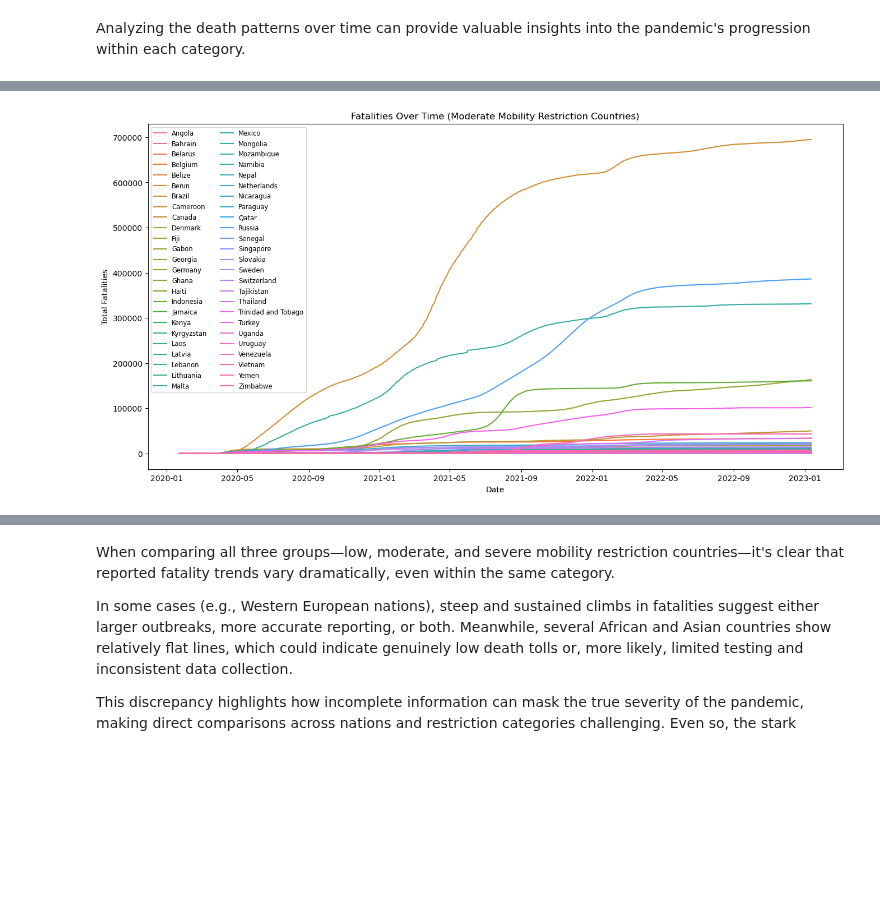
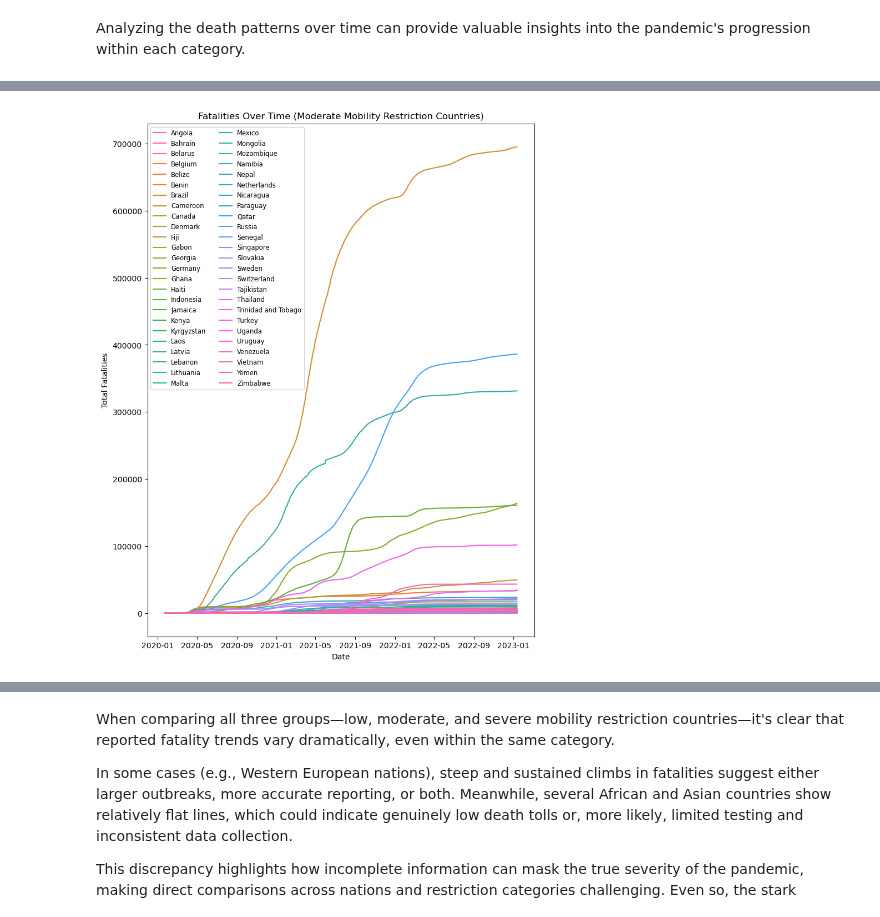
Before and after one commit to luishcr0998/covid19, a Jupyter notebook: Synthetic Interventions - Covid19.ipynb, the cells around one changed output, grey strips where cells are left out. Drawn from its saved outputs; the diff is of its cells as text; code cells hidden in the pictures; blank space fills up the shorter version.

```diff
--- a/Synthetic Interventions - Covid19.ipynb
+++ b/Synthetic Interventions - Covid19.ipynb
@@ -496,11 +511,11 @@ plt.show()
 # %%
-plt.figure(figsize=(16, 8))
+plt.figure(figsize=(9, 12))
 sns.lineplot(data=moderate_df, x='date', y='deaths', hue='country')
 plt.title('Fatalities Over Time (Moderate Mobility Restriction Countries)')
 plt.xlabel('Date')
 plt.ylabel('Total Fatalities')
 plt.legend(loc='upper left', fontsize='small', ncol=2)
 plt.show()
 # %% [output]
-[figure, old version]
+[figure, new version]
 # %%
```
Also changed, not shown: parts of 12 cells of this notebook, 11 other files.
